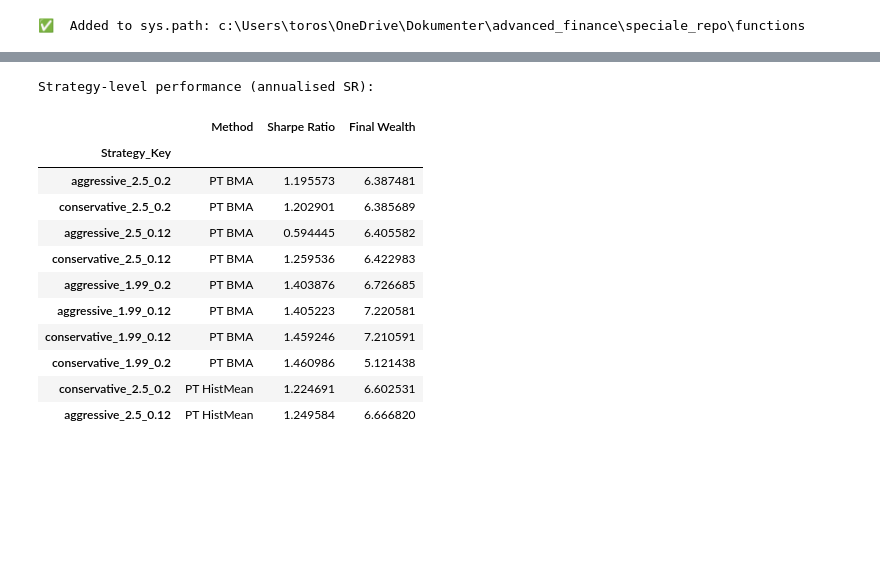
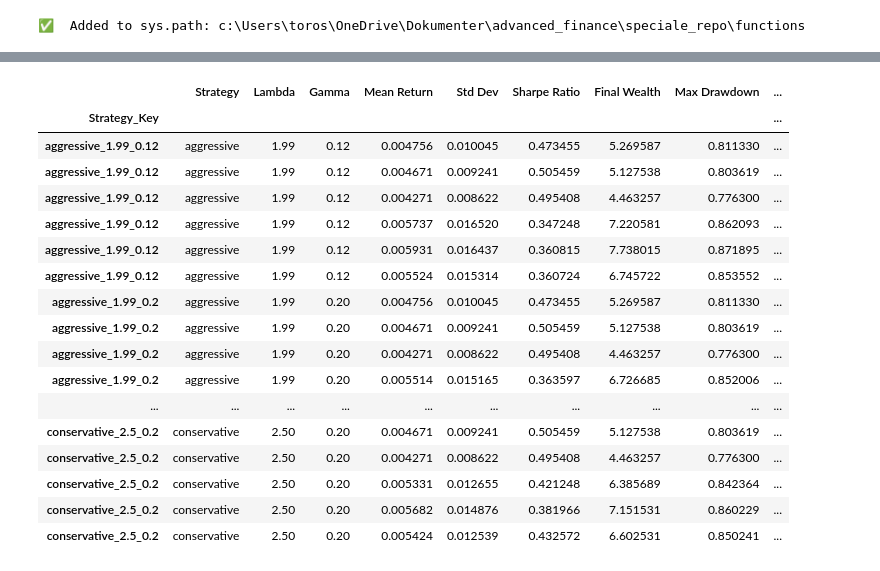
Before and after one commit to CheeseT99/speciale_repo, a Jupyter notebook: jupyternotebooks/results_pt_avg.ipynb, the cells around one changed output, grey strips where cells are left out. Drawn from its saved outputs; the diff is of its cells as text; code cells hidden in the pictures; blank space fills up the shorter version.

```diff
--- a/jupyternotebooks/results_pt_avg.ipynb
+++ b/jupyternotebooks/results_pt_avg.ipynb
@@ -63,6 +65,7 @@ def mean_cumulative(results_dict):
     return pd.concat(cum_paths, axis=1).mean(axis=1)
 # %%
 # --- Run back‑tests ----------------------------------------------
+
 print("⏳ Rolling BMA forecasts …")
 bma_returns = po.rolling_bma_returns(
     parent_dir, n_predictors_to_use=2,
@@ -101,11 +104,39 @@ naive = po.naive_equal_weight_portfolio(
 naive_key = f"conservative_{lambda_values[0]}_{gamma_values[0]}"
 results_naive = {naive_key: naive}
 
+test_assets_returns, factor_returns = po.load_test_assets_and_factors(
+    parent_dir=parent_dir,
+    historical_returns=historical_returns,
+    start_date=start_date,
+    end_date=end_date
+)
+
+results_dict_factor_model = po.resultgenerator_factor_model(
+    lambda_values=lambda_values,
+    gamma_values=gamma_values,
+    test_assets_returns=test_assets_returns,
+    factor_returns=factor_returns,
+    reference_series=reference_series,
+    strategies=strategies,
+    date_tag=date_tag
+)
+
+results_dict_max_sharpe = po.resultgenerator_max_sharpe(
+    lambda_values=lambda_values,
+    gamma_values=gamma_values,
+    historical_returns=historical_returns,
+    strategies=strategies,
+    date_tag=date_tag
+)
+
+
 results_by_method = {
     "PT BMA":            results_bma,
     "PT HistMean":       results_hist,
+    "PT Factor Model":  results_dict_factor_model,
     "MVP benchmark":     results_mvp,
     "MaxSharpe BMA":     results_bma_ms,
+    "MaxSharpe HistMean": results_dict_max_sharpe,
     "Naive 1/N":         results_naive,
 }
 # %% [output]
@@ -129,27 +230,24 @@ Optimal weights: [np.float64(0.0), np.float64(0.2562), np.float64(0.0971),
 # %%
-# --- Performance summary ------------------------------------------
-summary_frames = []
-for mname, rdict in results_by_method.items():
-    s = po.summarize_backtest_results(rdict)
-    # Replace monthly Sharpe with annualised version
-    s["Sharpe Ratio"] = [annualised_sharpe(df["Portfolio Returns"]) for df in rdict.values()]
-    s["Method"] = mname
-    summary_frames.append(s.reset_index())
 
-perf_df = pd.concat(summary_frames).set_index("Strategy_Key")
-print("Strategy‑level performance (annualised SR):")
-display(perf_df[["Method", "Sharpe Ratio", "Final Wealth"]].head(10))
+
+comparison_df = po.compare_methods(results_by_method)
+comparison_df
 # %% [output]
-Strategy‑level performance (annualised SR):
-|  | Method | Sharpe Ratio | Final Wealth |
-| Strategy_Key |  |  |  |
-| aggressive_2.5_0.2 | PT BMA | 1.195573 | 6.387481 |
-| conservative_2.5_0.2 | PT BMA | 1.202901 | 6.385689 |
-| aggressive_2.5_0.12 | PT BMA | 0.594445 | 6.405582 |
-| conservative_2.5_0.12 | PT BMA | 1.259536 | 6.422983 |
-| aggressive_1.99_0.2 | PT BMA | 1.403876 | 6.726685 |
-| aggressive_1.99_0.12 | PT BMA | 1.405223 | 7.220581 |
-| conservative_1.99_0.12 | PT BMA | 1.459246 | 7.210591 |
-| conservative_1.99_0.2 | PT BMA | 1.460986 | 5.121438 |
-| conservative_2.5_0.2 | PT HistMean | 1.224691 | 6.602531 |
-| aggressive_2.5_0.12 | PT HistMean | 1.249584 | 6.666820 |
+|  | Strategy | Lambda | Gamma | Mean Return | Std Dev | Sharpe Ratio | Final Wealth | Max Drawdown | ... |
+| Strategy_Key |  |  |  |  |  |  |  |  | ... |
+| aggressive_1.99_0.12 | aggressive | 1.99 | 0.12 | 0.004756 | 0.010045 | 0.473455 | 5.269587 | 0.811330 | ... |
+| aggressive_1.99_0.12 | aggressive | 1.99 | 0.12 | 0.004671 | 0.009241 | 0.505459 | 5.127538 | 0.803619 | ... |
+| aggressive_1.99_0.12 | aggressive | 1.99 | 0.12 | 0.004271 | 0.008622 | 0.495408 | 4.463257 | 0.776300 | ... |
+| aggressive_1.99_0.12 | aggressive | 1.99 | 0.12 | 0.005737 | 0.016520 | 0.347248 | 7.220581 | 0.862093 | ... |
+| aggressive_1.99_0.12 | aggressive | 1.99 | 0.12 | 0.005931 | 0.016437 | 0.360815 | 7.738015 | 0.871895 | ... |
+| aggressive_1.99_0.12 | aggressive | 1.99 | 0.12 | 0.005524 | 0.015314 | 0.360724 | 6.745722 | 0.853552 | ... |
+| aggressive_1.99_0.2 | aggressive | 1.99 | 0.20 | 0.004756 | 0.010045 | 0.473455 | 5.269587 | 0.811330 | ... |
+| aggressive_1.99_0.2 | aggressive | 1.99 | 0.20 | 0.004671 | 0.009241 | 0.505459 | 5.127538 | 0.803619 | ... |
+| aggressive_1.99_0.2 | aggressive | 1.99 | 0.20 | 0.004271 | 0.008622 | 0.495408 | 4.463257 | 0.776300 | ... |
+| aggressive_1.99_0.2 | aggressive | 1.99 | 0.20 | 0.005514 | 0.015165 | 0.363597 | 6.726685 | 0.852006 | ... |
+| ... | ... | ... | ... | ... | ... | ... | ... | ... | ... |
+| conservative_2.5_0.2 | conservative | 2.50 | 0.20 | 0.004671 | 0.009241 | 0.505459 | 5.127538 | 0.803619 | ... |
+| conservative_2.5_0.2 | conservative | 2.50 | 0.20 | 0.004271 | 0.008622 | 0.495408 | 4.463257 | 0.776300 | ... |
+| conservative_2.5_0.2 | conservative | 2.50 | 0.20 | 0.005331 | 0.012655 | 0.421248 | 6.385689 | 0.842364 | ... |
+| conservative_2.5_0.2 | conservative | 2.50 | 0.20 | 0.005682 | 0.014876 | 0.381966 | 7.151531 | 0.860229 | ... |
+| conservative_2.5_0.2 | conservative | 2.50 | 0.20 | 0.005424 | 0.012539 | 0.432572 | 6.602531 | 0.850241 | ... |
```
Also changed, not shown: parts of 14 cells of this notebook.
